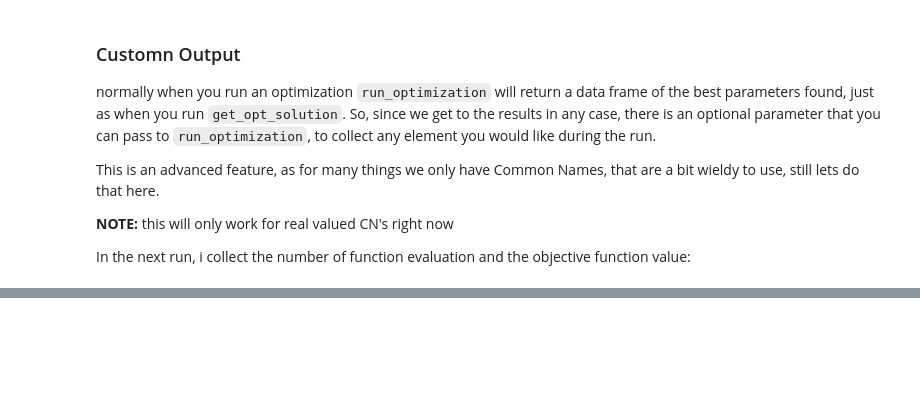
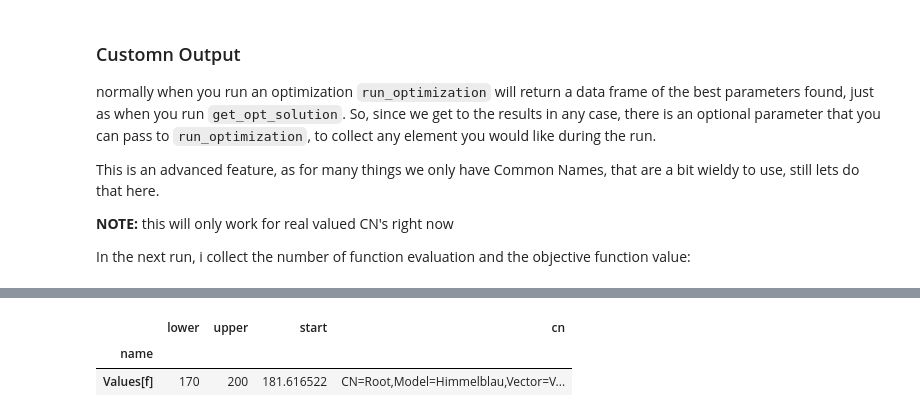
Before and after one commit to copasi/basico, a Jupyter notebook: docs/notebooks/Optimization.ipynb, the cells around one changed output, grey strips where cells are left out. Saved outputs shown, nothing was run; the diff lists cells and outputs as text; code cells hidden in the pictures; blank space fills up the shorter version.

```diff
--- a/docs/notebooks/Optimization.ipynb
+++ b/docs/notebooks/Optimization.ipynb
@@ -132,0 +138,6 @@ run_optimization(output=[
+# %%
+get_opt_constraints()
+# %% [output]
+|  | lower | upper | start | cn |
+| name |  |  |  |  |
+| Values[f] | 170 | 200 | 181.616522 | CN=Root,Model=Himmelblau,Vector=V... |
```
Also changed, not shown: parts of 9 cells of this notebook, 4 other files.
